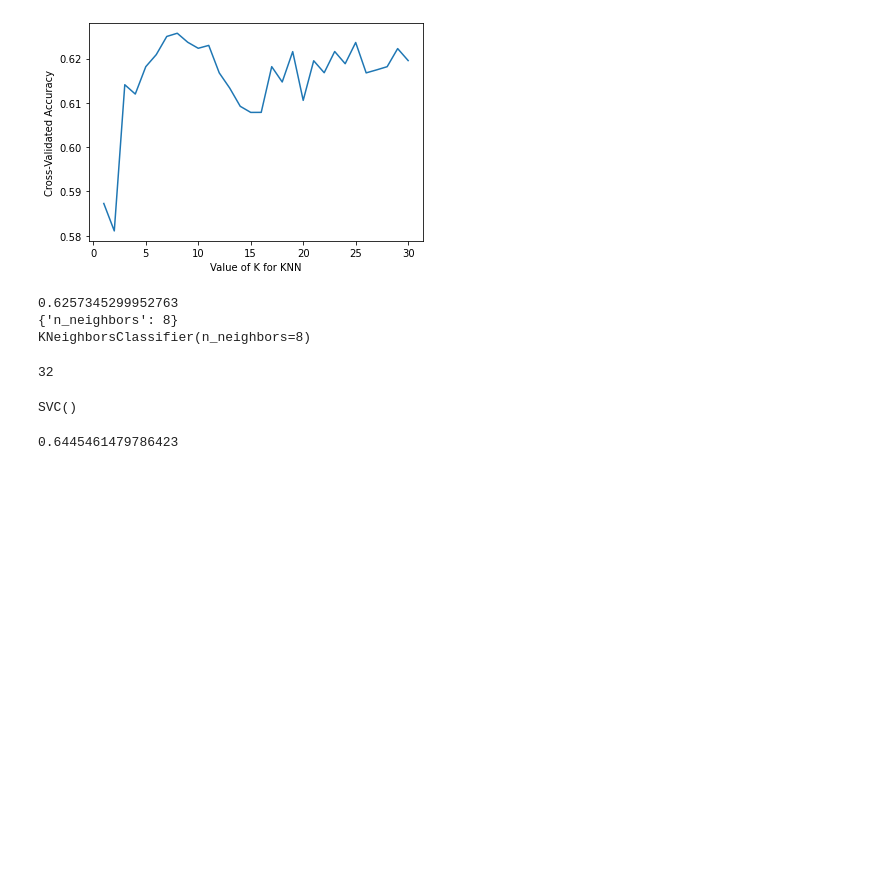
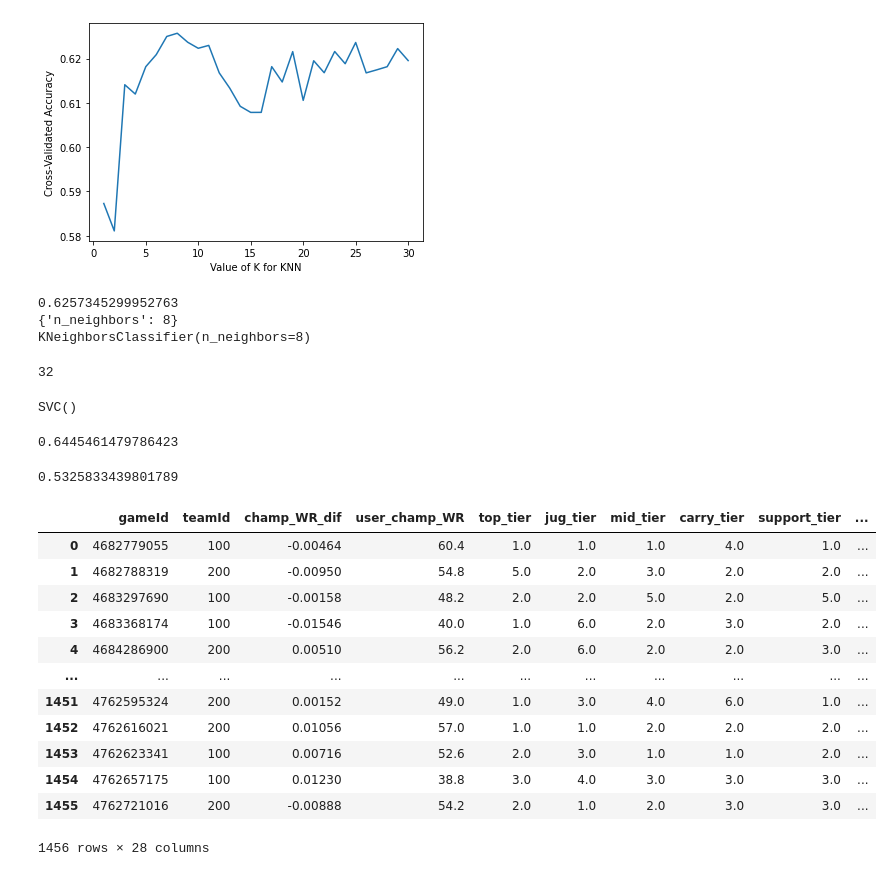
Before and after one commit to TunaLee/LOL_winning_rate_predict, a Jupyter notebook: Data analysis/2차 모델개발.ipynb, the cells around one changed output. Cells and saved outputs as stored; diff of their text form; code cells hidden in the pictures; blank space fills up the shorter version.

```diff
--- a/Data analysis/2차 모델개발.ipynb
+++ b/Data analysis/2차 모델개발.ipynb
@@ -214,3 +214,30 @@ SVC()
 svm.score(X_cp,y_cp)
 # %% [output]
 0.6445461479786423
+# %%
+df = pd.read_csv('Join_data.csv').iloc[:,1:]
+X=df.iloc[:,1:-1]
+y=df.iloc[:,-1]
+svm=SVC(probability=True)
+svm.fit(X,y)
+svm.predict([[100,0.1,52.0,2.0,1.0,2.0,2.0,1.0,3.0,3.0,3.0,3.0,3.0,1.0,1.0,0.0,1.0,1.0,1.0,1.0,0.0,0.0,2.0,1.0,1.0,200]])
+svm.predict_proba([[100,0.1,52.0,2.0,1.0,2.0,2.0,1.0,3.0,3.0,3.0,3.0,3.0,1.0,1.0,0.0,1.0,1.0,1.0,1.0,0.0,0.0,2.0,1.0,1.0,200]])[0][1]
+# %% [output]
+0.5325833439801789
+# %%
+df = pd.read_csv('Join_data.csv').iloc[:,1:]
+df
+# %% [output]
+|  | gameId | teamId | champ_WR_dif | user_champ_WR | top_tier | jug_tier | mid_tier | carry_tier | support_tier | ... |
+| 0 | 4682779055 | 100 | -0.00464 | 60.4 | 1.0 | 1.0 | 1.0 | 4.0 | 1.0 | ... |
+| 1 | 4682788319 | 200 | -0.00950 | 54.8 | 5.0 | 2.0 | 3.0 | 2.0 | 2.0 | ... |
+| 2 | 4683297690 | 100 | -0.00158 | 48.2 | 2.0 | 2.0 | 5.0 | 2.0 | 5.0 | ... |
+| 3 | 4683368174 | 100 | -0.01546 | 40.0 | 1.0 | 6.0 | 2.0 | 3.0 | 2.0 | ... |
+| 4 | 4684286900 | 200 | 0.00510 | 56.2 | 2.0 | 6.0 | 2.0 | 2.0 | 3.0 | ... |
+| ... | ... | ... | ... | ... | ... | ... | ... | ... | ... | ... |
+| 1451 | 4762595324 | 200 | 0.00152 | 49.0 | 1.0 | 3.0 | 4.0 | 6.0 | 1.0 | ... |
+| 1452 | 4762616021 | 200 | 0.01056 | 57.0 | 1.0 | 1.0 | 2.0 | 2.0 | 2.0 | ... |
+| 1453 | 4762623341 | 100 | 0.00716 | 52.6 | 2.0 | 3.0 | 1.0 | 1.0 | 2.0 | ... |
+| 1454 | 4762657175 | 100 | 0.01230 | 38.8 | 3.0 | 4.0 | 3.0 | 3.0 | 3.0 | ... |
+| 1455 | 4762721016 | 200 | -0.00888 | 54.2 | 2.0 | 1.0 | 2.0 | 3.0 | 3.0 | ... |
+1456 rows × 28 columns
```
Also changed, not shown: parts of 1 cell of this notebook, 10 other files.
